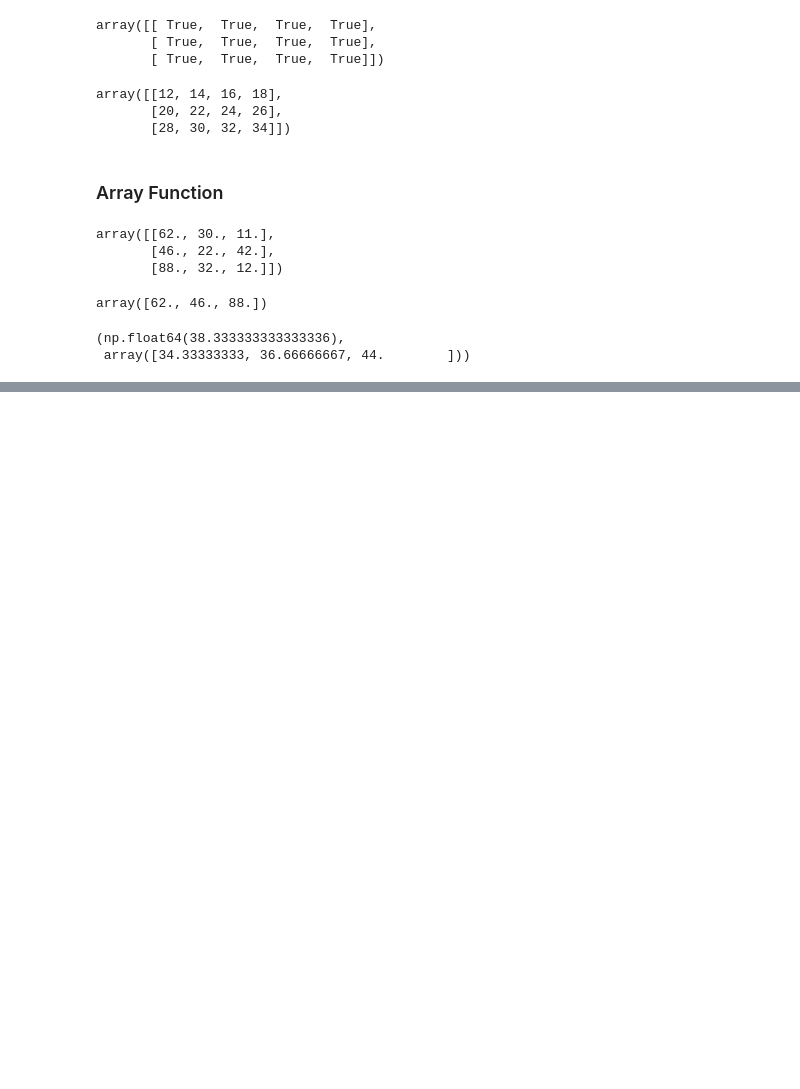
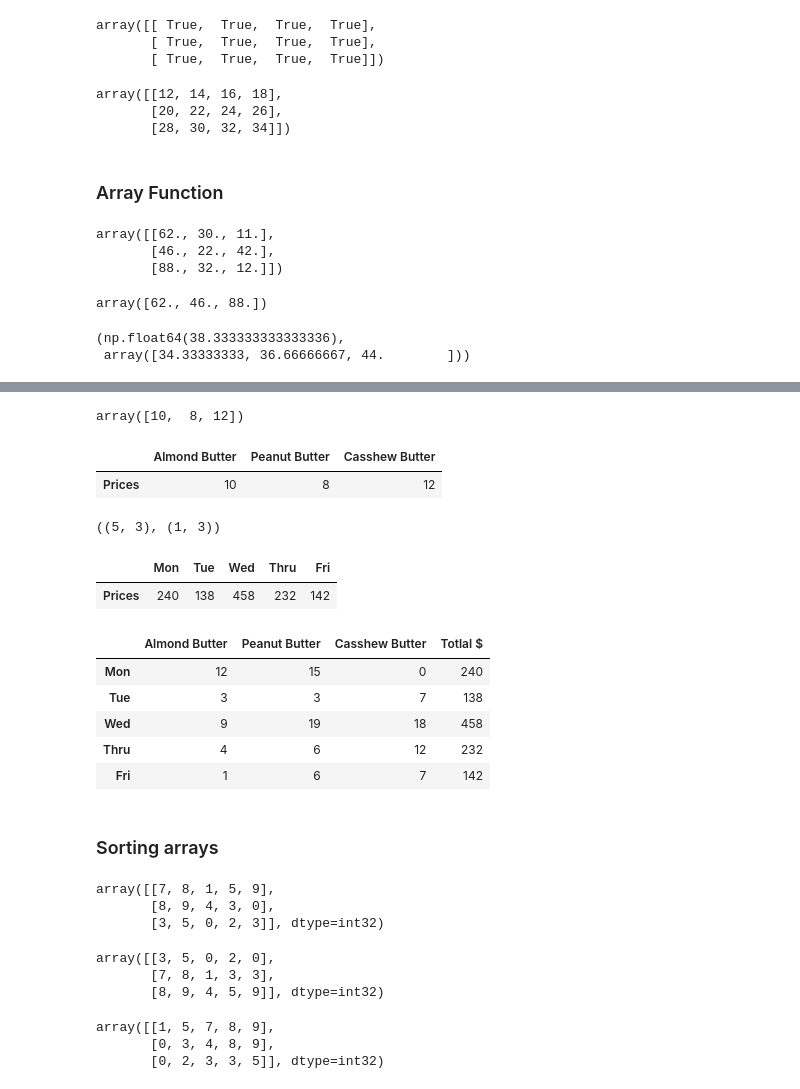
Before and after one commit to Pirate-Nirav/MachineLearning, a Jupyter notebook: introduction-to-numpy.ipynb, the cells around one changed output, grey strips where cells are left out. Cells and saved outputs as stored; diff of their text form; code cells hidden in the pictures; blank space fills up the shorter version.

```diff
--- a/introduction-to-numpy.ipynb
+++ b/introduction-to-numpy.ipynb
@@ -325,0 +443,6 @@ np.mean(a1),np.mean(a1, axis=1)
+# %%
+import pandas as pd
+weekly_sales = pd.DataFrame(sales_amount,
+                            index=["Mon","Tue","Wed","Thru","Fri"],
+                            columns=["Almond Butter","Peanut Butter", "Casshew Butter "]
+)
@@ -325,0 +458,57 @@ np.mean(a1),np.mean(a1, axis=1)
+# %%
+# Creating the pricss
+prices =  np.array([10,8,12])
+prices
+# %% [output]
+array([10,  8, 12])
+# %%
+butter_prices  = pd.DataFrame(prices.reshape(1,3),
+                              index=["Prices"],
+                              columns=["Almond Butter","Peanut Butter", "Casshew Butter "])
+butter_prices
+# %% [output]
+|  | Almond Butter | Peanut Butter | Casshew Butter |
+| Prices | 10 | 8 | 12 |
+# %%
+weekly_sales.shape, butter_prices.shape
+# %% [output]
+((5, 3), (1, 3))
+# %%
+daily_sales = butter_prices.dot(weekly_sales.T)
+daily_sales
+# %% [output]
+|  | Mon | Tue | Wed | Thru | Fri |
+| Prices | 240 | 138 | 458 | 232 | 142 |
+# %%
+weekly_sales["Totlal $"]= daily_sales.T
+weekly_sales
+# %% [output]
+|  | Almond Butter | Peanut Butter | Casshew Butter | Totlal $ |
+| Mon | 12 | 15 | 0 | 240 |
+| Tue | 3 | 3 | 7 | 138 |
+| Wed | 9 | 19 | 18 | 458 |
+| Thru | 4 | 6 | 12 | 232 |
+| Fri | 1 | 6 | 7 | 142 |
+# %% [markdown]
+### Sorting arrays
+# %%
+a1 = np.random.randint(10, size=(3,5))
+a1
+# %% [output]
+array([[7, 8, 1, 5, 9],
+       [8, 9, 4, 3, 0],
+       [3, 5, 0, 2, 3]], dtype=int32)
+# %%
+si = np.argsort(a1,axis=0)
+sa = a1[si, np.arange(a1.shape[1])]
+sa
+# %% [output]
+array([[3, 5, 0, 2, 0],
+       [7, 8, 1, 3, 3],
+       [8, 9, 4, 5, 9]], dtype=int32)
+# %%
+np.sort(a1)
+# %% [output]
+array([[1, 5, 7, 8, 9],
+       [0, 3, 4, 8, 9],
+       [0, 2, 3, 3, 5]], dtype=int32)
```
Also changed, not shown: parts of 35 cells of this notebook, 11 other files.
